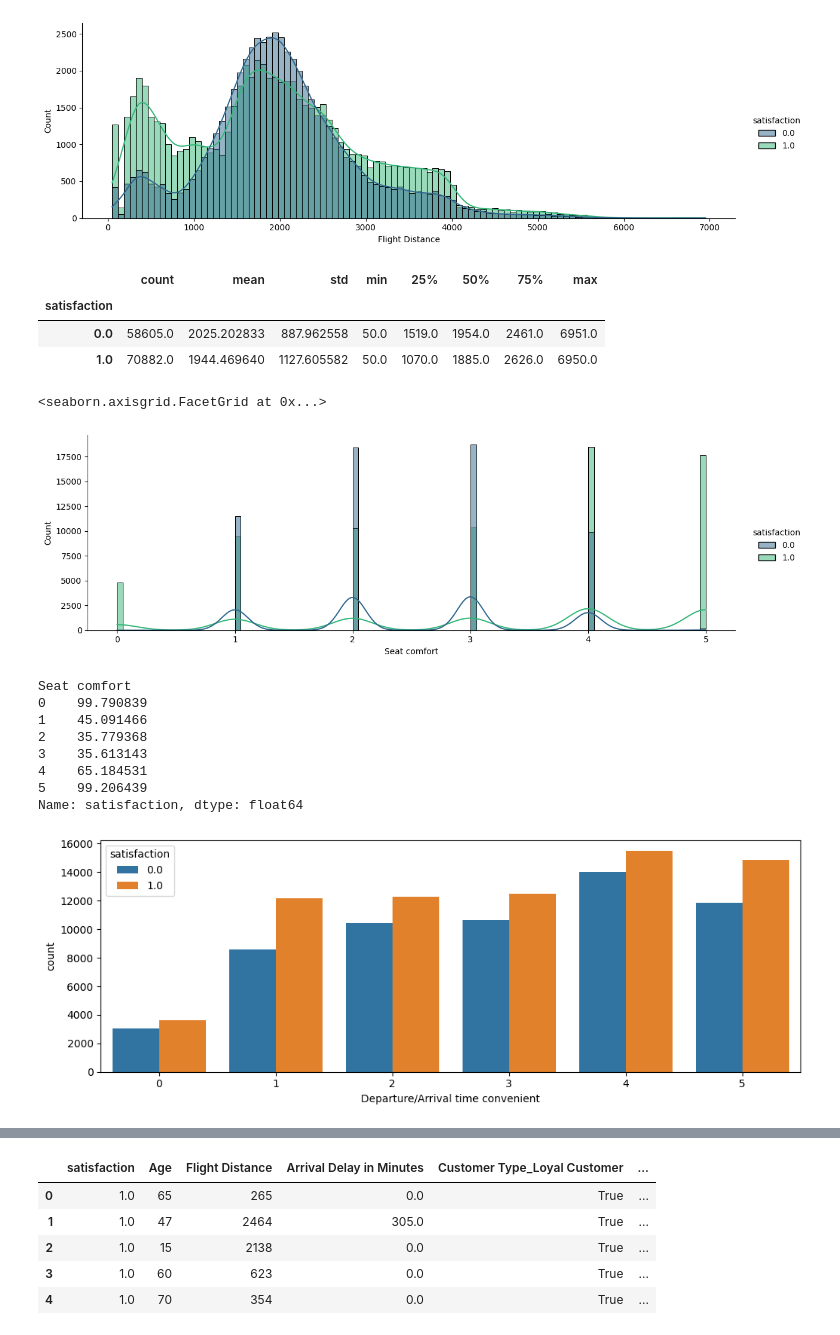
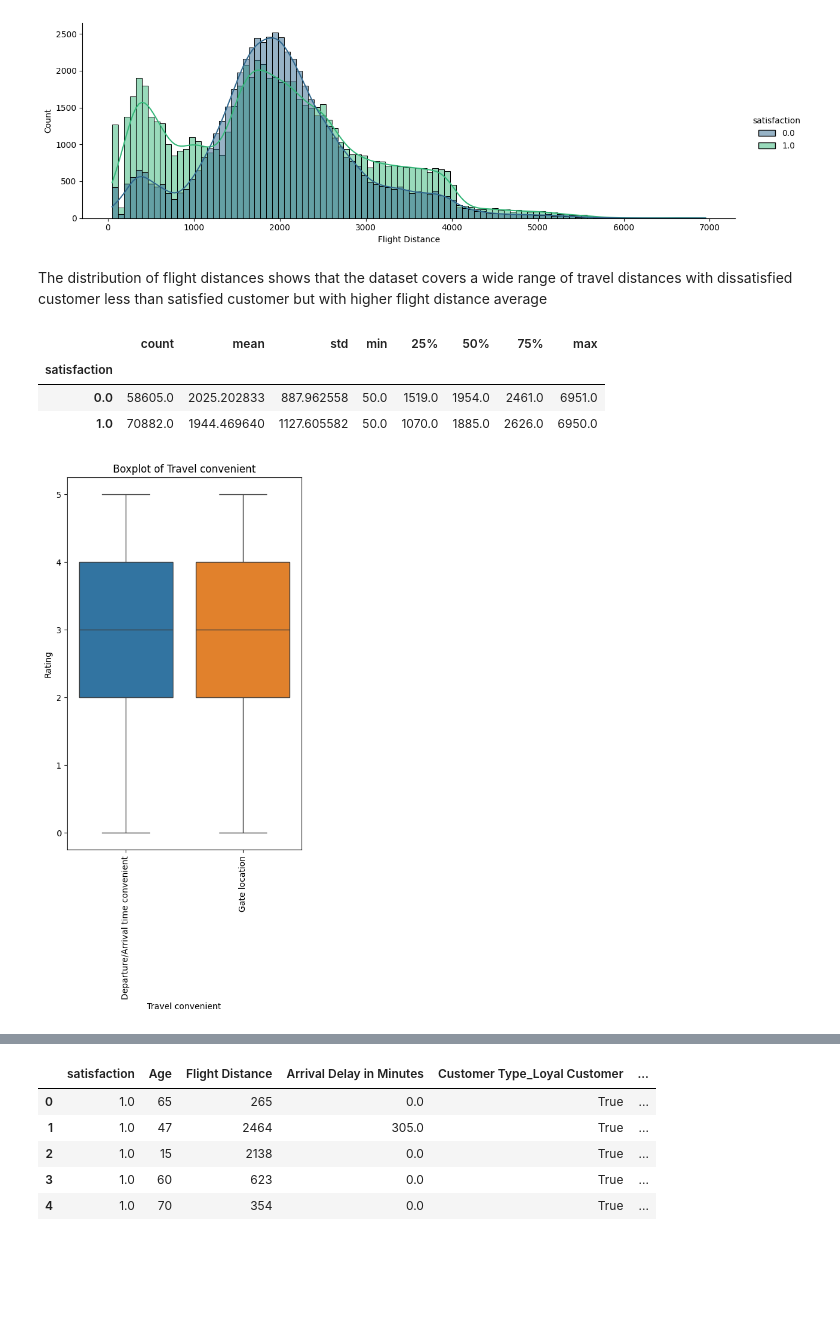
Before and after one commit to laussin86/Airline_customer_satisfaction, a Jupyter notebook: Airline_Customer_Satisfaction.ipynb, the cells around one changed output, grey strips where cells are left out. Saved outputs shown, nothing was run; the diff lists cells and outputs as text; code cells hidden in the pictures; blank space fills up the shorter version.

```diff
--- a/Airline_Customer_Satisfaction.ipynb
+++ b/Airline_Customer_Satisfaction.ipynb
@@ -228,6 +252,8 @@ Name: satisfaction, dtype: float64
 sns.displot(data=df, x='Flight Distance', hue='satisfaction', bins=100, height=4, aspect=3, kde=True, palette='viridis');
 # %% [output]
 [figure]
+# %% [markdown]
+The distribution of flight distances shows that the dataset covers a wide range of travel distances with dissatisfied customer less than satisfied customer but with higher flight distance average
 # %%
 df.groupby('satisfaction')['Flight Distance'].describe()
 # %% [output]
@@ -235,29 +261,15 @@ df.groupby('satisfaction')['Flight Distance'].describe()
 | satisfaction |  |  |  |  |  |  |  |  |
 | 0.0 | 58605.0 | 2025.202833 | 887.962558 | 50.0 | 1519.0 | 1954.0 | 2461.0 | 6951.0 |
 | 1.0 | 70882.0 | 1944.469640 | 1127.605582 | 50.0 | 1070.0 | 1885.0 | 2626.0 | 6950.0 |
-# %%
-#let's check the distribution of months of inquiry with default or not
-sns.displot(data=df, x='Seat comfort',hue='satisfaction', bins=100, height=4, aspect=3, kde=True, palette='viridis')
-# %% [output]
-<seaborn.axisgrid.FacetGrid at 0x...>
-[figure, removed]
-# %%
-Seat_satis = df[df['satisfaction']==1].groupby("Seat comfort").count()['satisfaction']
-Seat_not_satis = df[df['satisfaction']==0].groupby("Seat comfort").count()['satisfaction']
-perc_seat_satis = (Seat_satis * 100)/(Seat_satis + Seat_not_satis)
-perc_seat_satis
-# %% [output]
-Seat comfort
-0    99.790839
-1    45.091466
-2    35.779368
-3    35.613143
-4    65.184531
-5    99.206439
-Name: satisfaction, dtype: float64
 # %%
 #let's check distribution of credit policy by loan status
-plt.figure(figsize=(12,4))
-ax = sns.countplot(x="Departure/Arrival time convenient",data=df,hue='satisfaction')
+plt.figure(figsize=(5, 8))
+service_cols = ['Departure/Arrival time convenient','Gate location']
+sns.boxplot(data=df[service_cols])
+plt.title('Boxplot of Travel convenient')
+plt.xlabel('Travel convenient')
+plt.ylabel('Rating')
+plt.xticks(rotation=90)
+plt.show()
 # %% [output]
-[figure, old version]
+[figure, new version]
```
Also changed, not shown: parts of 20 cells of this notebook.
